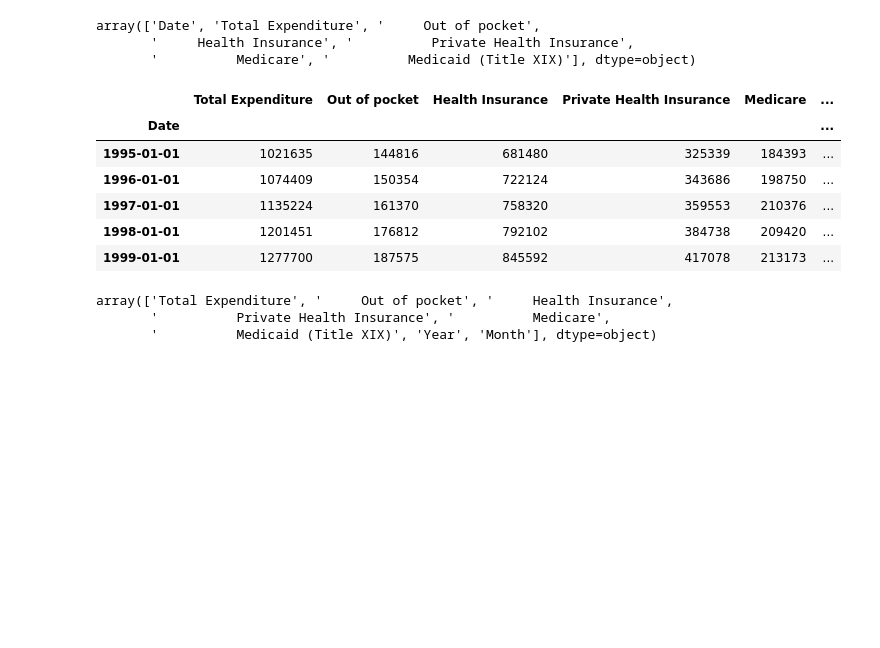
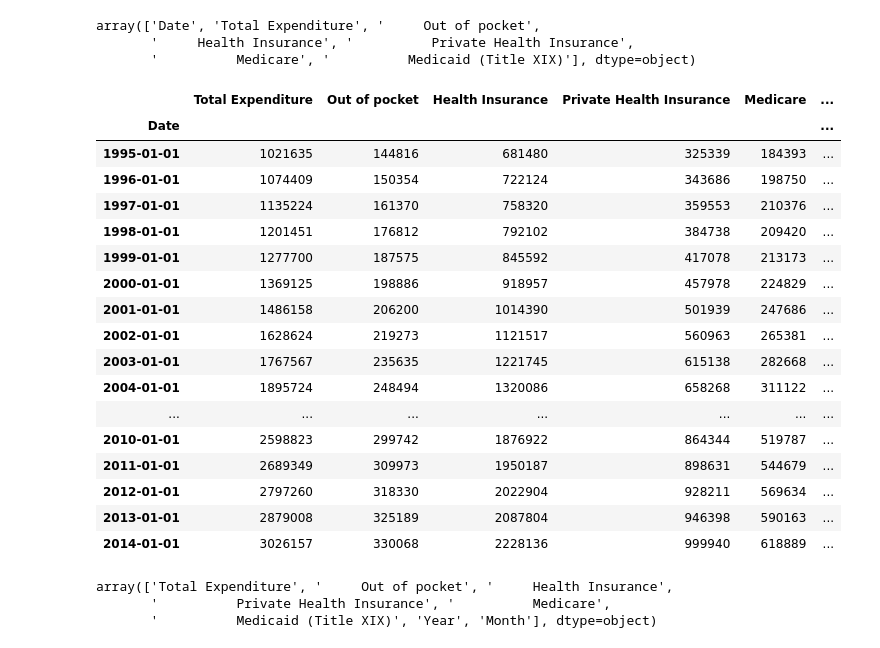
Before and after one commit to judesgit/GA-Data_Science, a Jupyter notebook: projects/final-project/Jude Nwosu -- GA Project -- HealthCare Final Project.ipynb, the cells around one changed output. Drawn from its saved outputs; the diff is of its cells as text; code cells hidden in the pictures; blank space fills up the shorter version.

```diff
--- a/projects/final-project/Jude Nwosu -- GA Project -- HealthCare Final Project.ipynb
+++ b/projects/final-project/Jude Nwosu -- GA Project -- HealthCare Final Project.ipynb
@@ -68,15 +68,26 @@ df.set_index('Date', inplace=True)
 df['Year'] = df.index.year
 df['Month'] = df.index.month
 # %%
-df.head()
+df.head(20)
 # %% [output]
 |  | Total Expenditure | Out of pocket | Health Insurance | Private Health Insurance | Medicare | ... |
 | Date |  |  |  |  |  | ... |
 | 1995-01-01 | 1021635 | 144816 | 681480 | 325339 | 184393 | ... |
 | 1996-01-01 | 1074409 | 150354 | 722124 | 343686 | 198750 | ... |
 | 1997-01-01 | 1135224 | 161370 | 758320 | 359553 | 210376 | ... |
 | 1998-01-01 | 1201451 | 176812 | 792102 | 384738 | 209420 | ... |
 | 1999-01-01 | 1277700 | 187575 | 845592 | 417078 | 213173 | ... |
+| 2000-01-01 | 1369125 | 198886 | 918957 | 457978 | 224829 | ... |
+| 2001-01-01 | 1486158 | 206200 | 1014390 | 501939 | 247686 | ... |
+| 2002-01-01 | 1628624 | 219273 | 1121517 | 560963 | 265381 | ... |
+| 2003-01-01 | 1767567 | 235635 | 1221745 | 615138 | 282668 | ... |
+| 2004-01-01 | 1895724 | 248494 | 1320086 | 658268 | 311122 | ... |
+| ... | ... | ... | ... | ... | ... | ... |
+| 2010-01-01 | 2598823 | 299742 | 1876922 | 864344 | 519787 | ... |
+| 2011-01-01 | 2689349 | 309973 | 1950187 | 898631 | 544679 | ... |
+| 2012-01-01 | 2797260 | 318330 | 2022904 | 928211 | 569634 | ... |
+| 2013-01-01 | 2879008 | 325189 | 2087804 | 946398 | 590163 | ... |
+| 2014-01-01 | 3026157 | 330068 | 2228136 | 999940 | 618889 | ... |
 # %%
 df.columns.values
 # %% [output]
```
Also changed, not shown: parts of 5 cells of this notebook.
